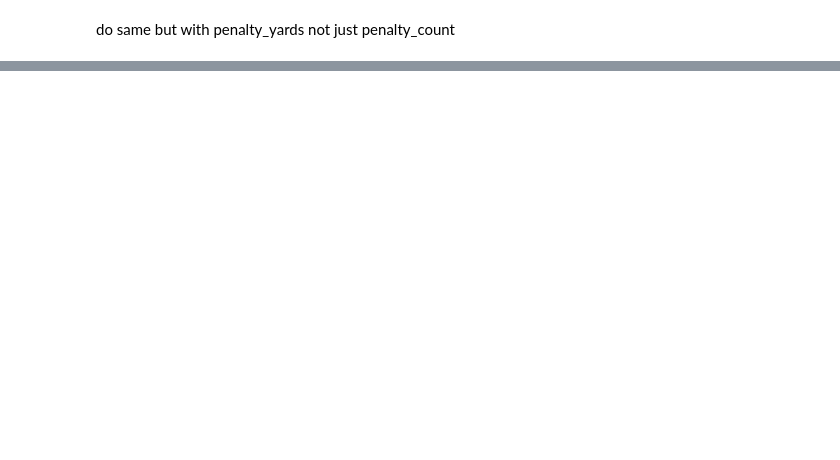
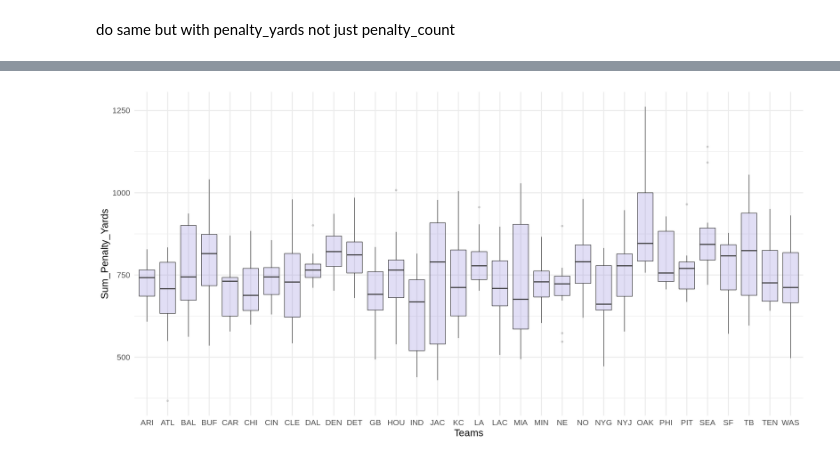
Before and after one commit to rennerm1/NFL-Data-Science-Project, a Jupyter notebook: playingaround.ipynb, the cells around one changed output, grey strips where cells are left out. Saved outputs shown, nothing was run; the diff lists cells and outputs as text; code cells hidden in the pictures; blank space fills up the shorter version.

```diff
--- a/playingaround.ipynb
+++ b/playingaround.ipynb
@@ -285,0 +338,8 @@ do same but with penalty_yards not just penalty_count
+# %%
+options(repr.plot.width=20, repr.plot.height=10)
+
+ggplot(penalty_teams_yards, aes(x=(penalty_team), y=Sum_Penalty_Yards)) +
+    geom_boxplot(fill="slateblue", alpha=0.2) +
+    xlab("Teams") +
+    theme_minimal(base_size = 20)
+# %% [output]
@@ -285,0 +348 @@ do same but with penalty_yards not just penalty_count
+[figure, added]
```
Also changed, not shown: parts of 7 cells of this notebook.
